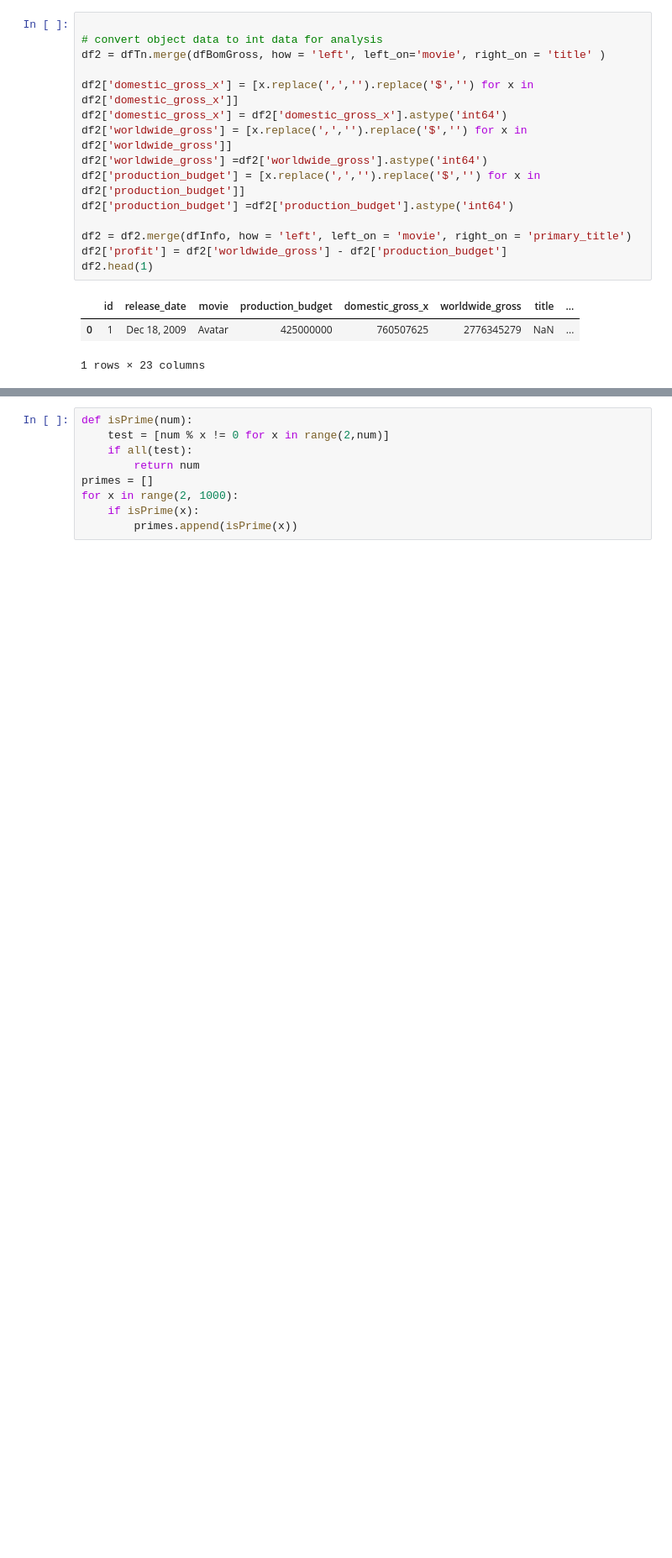
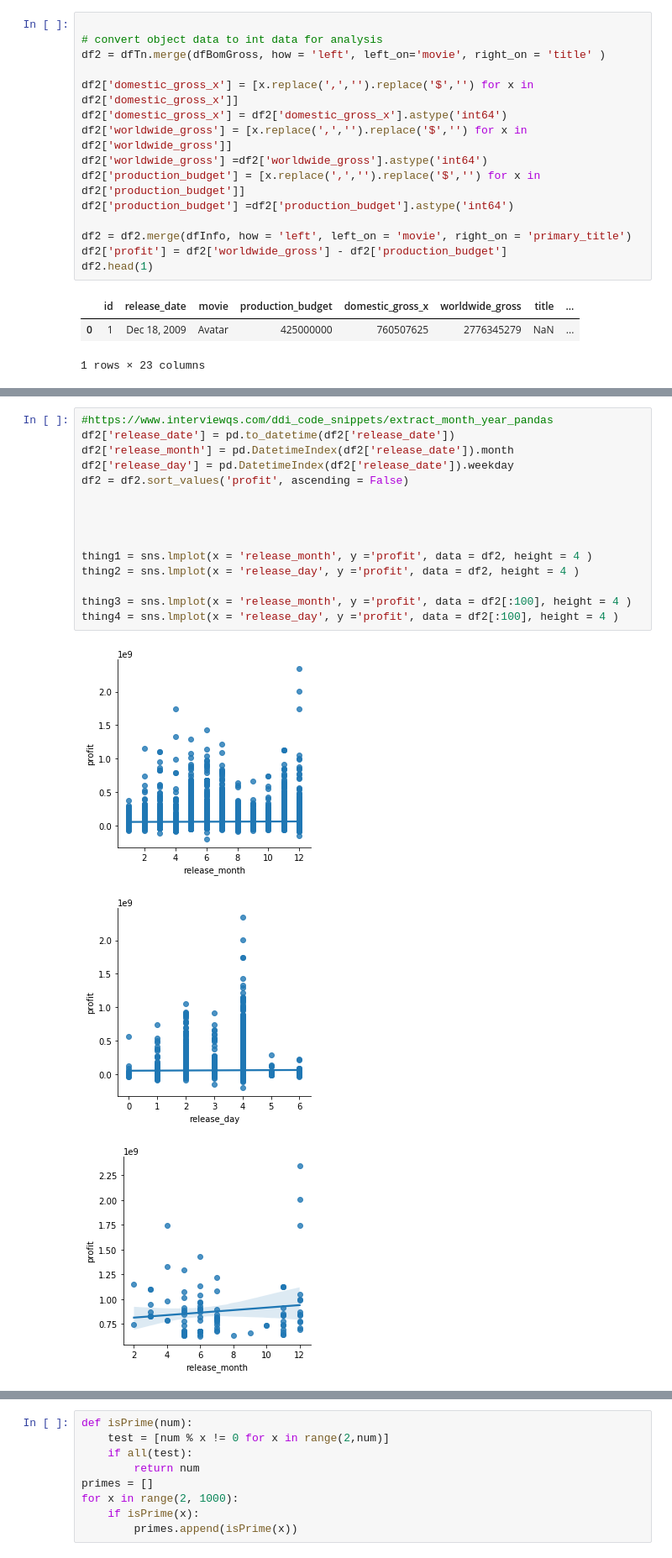
Before and after one commit to minthammock/dsc-mod-1-project-v2-1-onl01-dtsc-pt-041320, a Jupyter notebook: student.ipynb, the cells around one changed output, grey strips where cells are left out. Shown: that part at 84% size. Drawn from its saved outputs; the diff is of its cells as text; blank space fills up the shorter version.

```diff
--- a/student.ipynb
+++ b/student.ipynb
@@ -181,0 +204,19 @@ ax = sns.scatterplot(x = x, y = y)
+# %%
+#https://www.interviewqs.com/ddi_code_snippets/extract_month_year_pandas
+df2['release_date'] = pd.to_datetime(df2['release_date'])
+df2['release_month'] = pd.DatetimeIndex(df2['release_date']).month
+df2['release_day'] = pd.DatetimeIndex(df2['release_date']).weekday
+df2 = df2.sort_values('profit', ascending = False)
+
+
+
+
+thing1 = sns.lmplot(x = 'release_month', y ='profit', data = df2, height = 4 )
+thing2 = sns.lmplot(x = 'release_day', y ='profit', data = df2, height = 4 )
+
+thing3 = sns.lmplot(x = 'release_month', y ='profit', data = df2[:100], height = 4 )
+thing4 = sns.lmplot(x = 'release_day', y ='profit', data = df2[:100], height = 4 )
+# %% [output]
+[figure, added]
+[figure, added]
+[figure, added]
```
Also changed, not shown: parts of 14 cells of this notebook.
